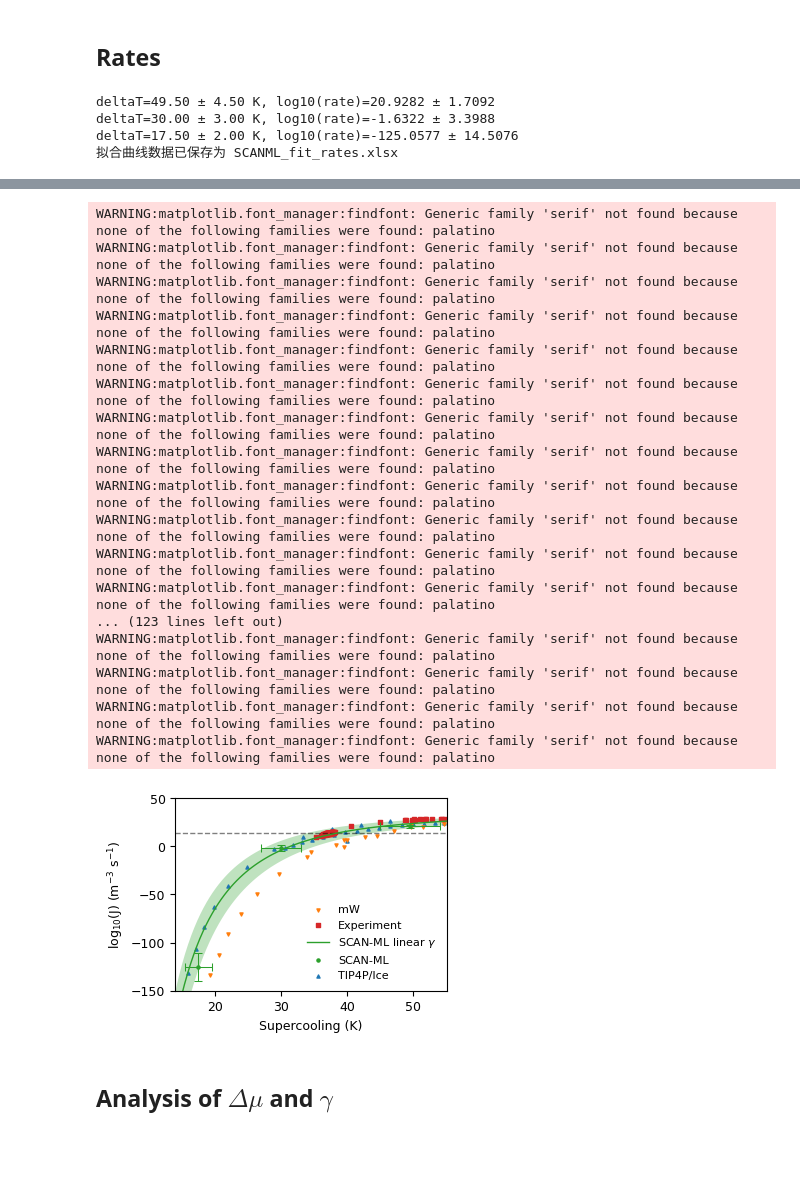
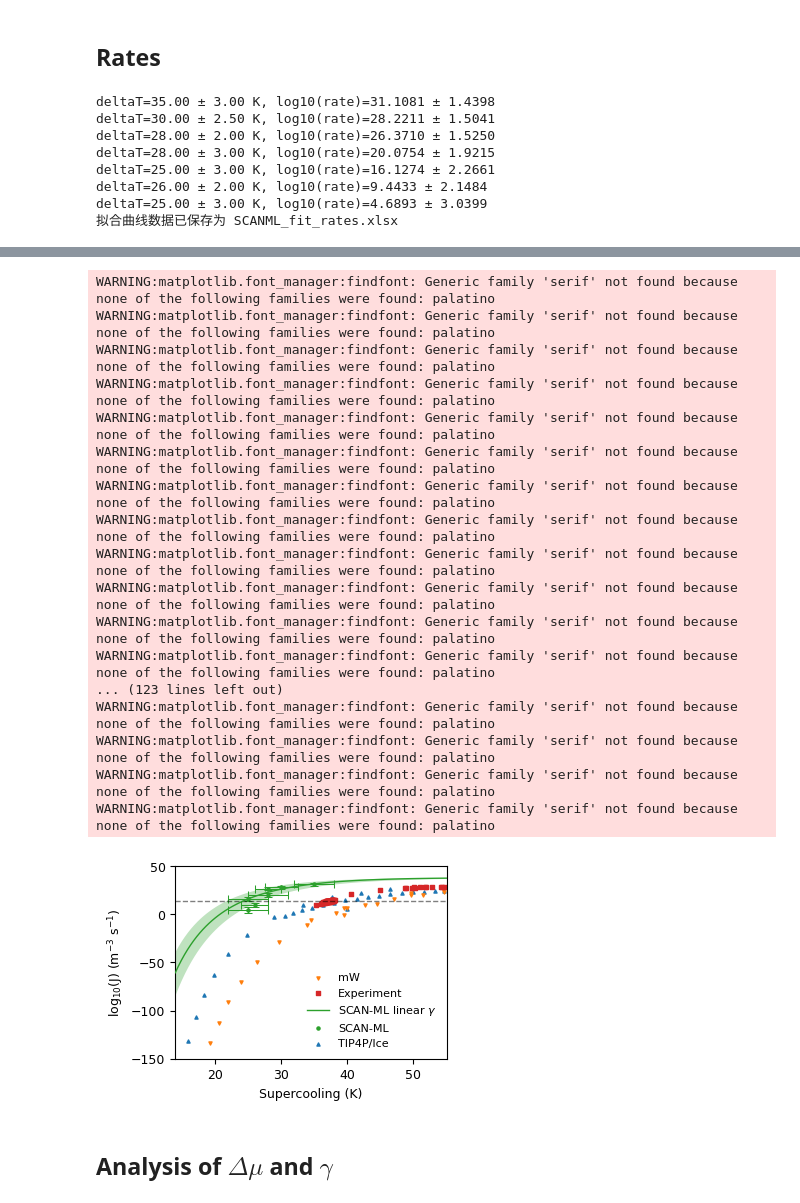
Before and after one commit to Wanqi1996/Feldspar-figures, a Jupyter notebook: Analysis.ipynb, the cells around one changed output, grey strips where cells are left out. Drawn from its saved outputs; the diff is of its cells as text; code cells hidden in the pictures; blank space fills up the shorter version.

```diff
--- a/Analysis.ipynb
+++ b/Analysis.ipynb
@@ -379,12 +379,12 @@ densityliquid_der_interp = interp1d(density_temperature, np.gradient(densityliqu
 # %% [markdown]
 ## Rates and interfacial free energy from seeding results
 # %%
-#temps=np.array([273,278,280,280,283,282,283])
-#nc=np.array([100,160,200,300,400,500,600])
-#deltaT=np.array([2,1.5,1,2,2,1,2])
-temps=np.array([262.5,282,294.5])
-nc=np.array([190,688,4680])
-deltaT=np.array([3.5,2,1])
+temps=np.array([273,278,280,280,283,282,283])
+nc=np.array([100,160,200,300,400,500,600])
+deltaT=np.array([2,1.5,1,2,2,1,2])
+#temps=np.array([262.5,282,294.5])
+#nc=np.array([190,688,4680])
+#deltaT=np.array([3.5,2,1])
 deltamu=-deltaGinterp(temps)
 deltamu_der=-deltaG_der_interp(temps)
 deltamuerror=deltaGerrorinterp(temps)
@@ -513,8 +522,8 @@ x=np.linspace(-10,60,100)
 plt.plot(x,gamma_vs_T(x,*popt_gamma_mW),color=colors[1],zorder=2,linewidth=mylinewidth)
 
 # SCAN-ML
-meltingT=312
-#meltingT=308
+#meltingT=312
+meltingT=308
 print(deltaT+1)
 plt.errorbar(meltingT-np.insert(temps,0,meltingT),np.insert(surfacefreeenergy,0,36),yerr=np.insert(surfacefreeenergyerror,0,2),xerr=np.insert(deltaT+1,0,1),color=colors[2],capsize=3, ls='none',capthick=0.75,linewidth=1,zorder=3)
 plt.scatter(meltingT-np.insert(temps,0,meltingT),np.insert(surfacefreeenergy,0,36),s=markersize,color=colors[2],label='SCAN-ML',zorder=3)
@@ -628,8 +638,8 @@ x=np.linspace(-10,60,100)
 plt.plot(x,gamma_vs_T(x,*popt_gamma_mW_kT),color=colors[1],zorder=2,linewidth=mylinewidth)
 
 # SCAN-ML
-meltingT=312
-#meltingT=308
+#meltingT=312
+meltingT=308
 print(deltaT+1)
 beta=1/(0.008314462618*1.0e6*np.insert(temps,0,meltingT))
 print(beta,meltingT-np.insert(temps,0,meltingT),beta*np.insert(surfacefreeenergy,0,36))
@@ -875,7 +887,7 @@ def j_fit(deltaT,A,B):
     return A - np.abs(B)*np.power(deltaT,-2) #+D*np.power(deltaT,3)
 
 def j_theory(deltaT):
-    meltingT=312 # 308 or 312
+    meltingT=308 # 308 or 312
     temp=meltingT-deltaT
     beta=1./(0.008314463*temp)
     factor=18.01528/(6.02*100)
@@ -888,7 +900,7 @@ def j_theory(deltaT):
     return rholiquid*1.E+27*zeldovich*frequencyattach*np.exp(-beta*barrier)
 
 def j_theory_error(deltaT):
-    meltingT=312 # 308 or 312
+    meltingT=308 # 308 or 312
     temp=meltingT-deltaT
     beta=1./(0.008314463*temp)
     factor=18.01528/(6.02*100)
@@ -926,7 +938,7 @@ plt.scatter(273.15-j_exper6[:,0],j_exper6[:,1]+6,s=markersize,marker='s',color=c
 
 # 打印 SCAN-ML 的计算速率
 for i in range(len(temps)):
-    deltaT_val = 312 - temps[i] #308 or 312
+    deltaT_val = 308 - temps[i] #308 or 312
     rate_val = np.log10(rates[i])
     rate_err = np.log10(np.e) * rateserror[i] / rates[i]  # 转换为 log10 的误差
     temp_err = deltaT[i] + 1  # 原代码中的温度误差
@@ -934,15 +946,15 @@ for i in range(len(temps)):
 
 
 # SCAN-ML
-popt, pcov = curve_fit(j_fit, 312-temps,np.log10(rates),p0=[-154.59,-0.13304]) # homogeneous
-#popt, pcov = curve_fit(j_fit, 308-temps,np.log10(rates),p0=[-154.59,-0.13304]) # feldspar
+#popt, pcov = curve_fit(j_fit, 312-temps,np.log10(rates),p0=[-154.59,-0.13304]) # homogeneous
+popt, pcov = curve_fit(j_fit, 308-temps,np.log10(rates),p0=[-154.59,-0.13304]) # feldspar
 x=np.linspace(14,60,100)
 plt.plot(x,np.log10(j_theory(x)),color=colors[2],linewidth=1,zorder=5,label="SCAN-ML linear $\gamma$") #,label="CNT")
 plt.fill_between(x,np.log10(j_theory(x))-np.log10(np.e)*j_theory_error(x)/j_theory(x),np.log10(j_theory(x))+np.log10(np.e)*j_theory_error(x)/j_theory(x),color=colors[2],linewidth=0,alpha=0.3,zorder=0)
-plt.scatter(312-temps,np.log10(rates),s=markersize,color=colors[2],label="SCAN-ML") #308
-plt.errorbar(312-temps,np.log10(rates),yerr=np.log10(np.e)*rateserror/rates,xerr=deltaT+1,color=colors[2],capsize=3, ls='none',elinewidth=0.75,markeredgewidth=0.75) # 308
-#plt.scatter(308-temps,np.log10(rates),s=markersize,color=colors[2],label="SCAN-ML") #308
-#plt.errorbar(308-temps,np.log10(rates),yerr=np.log10(np.e)*rateserror/rates,xerr=deltaT+1,color=colors[2],capsize=3, ls='none',elinewidth=0.75,markeredgewidth=0.75) # 308
+#plt.scatter(312-temps,np.log10(rates),s=markersize,color=colors[2],label="SCAN-ML") #308
+#plt.errorbar(312-temps,np.log10(rates),yerr=np.log10(np.e)*rateserror/rates,xerr=deltaT+1,color=colors[2],capsize=3, ls='none',elinewidth=0.75,markeredgewidth=0.75) # 308
+plt.scatter(308-temps,np.log10(rates),s=markersize,color=colors[2],label="SCAN-ML") #308
+plt.errorbar(308-temps,np.log10(rates),yerr=np.log10(np.e)*rateserror/rates,xerr=deltaT+1,color=colors[2],capsize=3, ls='none',elinewidth=0.75,markeredgewidth=0.75) # 308
 
 # 输出到 Excel
 # 假设 x 是超冷却温度 deltaT，用于拟合曲线
@@ -971,37 +983,41 @@ plt.xlabel("Supercooling (K)")
 plt.ylabel(r'log$_{10}$(J) (m$^{-3}$ s$^{-1}$)')
 plt.savefig("plotJ.png",dpi=150,bbox_inches='tight')  # publication quality
 
 handles, labels = plt.gca().get_legend_handles_labels()
 order = [1,2,3,4,0]
 plt.legend([handles[idx] for idx in order],[labels[idx] for idx in order],frameon=False,fontsize=8)
 
 #plt.savefig("rates.png",dpi=300,bbox_inches='tight')  # publication quality
 plt.show()
 # %% [output]
-deltaT=49.50 ± 4.50 K, log10(rate)=20.9282 ± 1.7092
-deltaT=30.00 ± 3.00 K, log10(rate)=-1.6322 ± 3.3988
-deltaT=17.50 ± 2.00 K, log10(rate)=-125.0577 ± 14.5076
+deltaT=35.00 ± 3.00 K, log10(rate)=31.1081 ± 1.4398
+deltaT=30.00 ± 2.50 K, log10(rate)=28.2211 ± 1.5041
+deltaT=28.00 ± 2.00 K, log10(rate)=26.3710 ± 1.5250
+deltaT=28.00 ± 3.00 K, log10(rate)=20.0754 ± 1.9215
+deltaT=25.00 ± 3.00 K, log10(rate)=16.1274 ± 2.2661
+deltaT=26.00 ± 2.00 K, log10(rate)=9.4433 ± 2.1484
+deltaT=25.00 ± 3.00 K, log10(rate)=4.6893 ± 3.0399
 拟合曲线数据已保存为 SCANML_fit_rates.xlsx
 [interactive output not drawn]
 [interactive output not drawn]
 WARNING:matplotlib.font_manager:findfont: Generic family 'serif' not found because none of the following families were found: palatino
 WARNING:matplotlib.font_manager:findfont: Generic family 'serif' not found because none of the following families were found: palatino
 WARNING:matplotlib.font_manager:findfont: Generic family 'serif' not found because none of the following families were found: palatino
 WARNING:matplotlib.font_manager:findfont: Generic family 'serif' not found because none of the following families were found: palatino
 WARNING:matplotlib.font_manager:findfont: Generic family 'serif' not found because none of the following families were found: palatino
 WARNING:matplotlib.font_manager:findfont: Generic family 'serif' not found because none of the following families were found: palatino
 WARNING:matplotlib.font_manager:findfont: Generic family 'serif' not found because none of the following families were found: palatino
 WARNING:matplotlib.font_manager:findfont: Generic family 'serif' not found because none of the following families were found: palatino
 WARNING:matplotlib.font_manager:findfont: Generic family 'serif' not found because none of the following families were found: palatino
 WARNING:matplotlib.font_manager:findfont: Generic family 'serif' not found because none of the following families were found: palatino
 WARNING:matplotlib.font_manager:findfont: Generic family 'serif' not found because none of the following families were found: palatino
 WARNING:matplotlib.font_manager:findfont: Generic family 'serif' not found because none of the following families were found: palatino
 ... (123 lines left out)
 WARNING:matplotlib.font_manager:findfont: Generic family 'serif' not found because none of the following families were found: palatino
 WARNING:matplotlib.font_manager:findfont: Generic family 'serif' not found because none of the following families were found: palatino
 WARNING:matplotlib.font_manager:findfont: Generic family 'serif' not found because none of the following families were found: palatino
 WARNING:matplotlib.font_manager:findfont: Generic family 'serif' not found because none of the following families were found: palatino
-[figure, old version]
+[figure, new version]
 # %% [markdown]
 ## Analysis of $\Delta\mu$ and $\gamma$
 # %%
```
Also changed, not shown: parts of 5 cells of this notebook.
